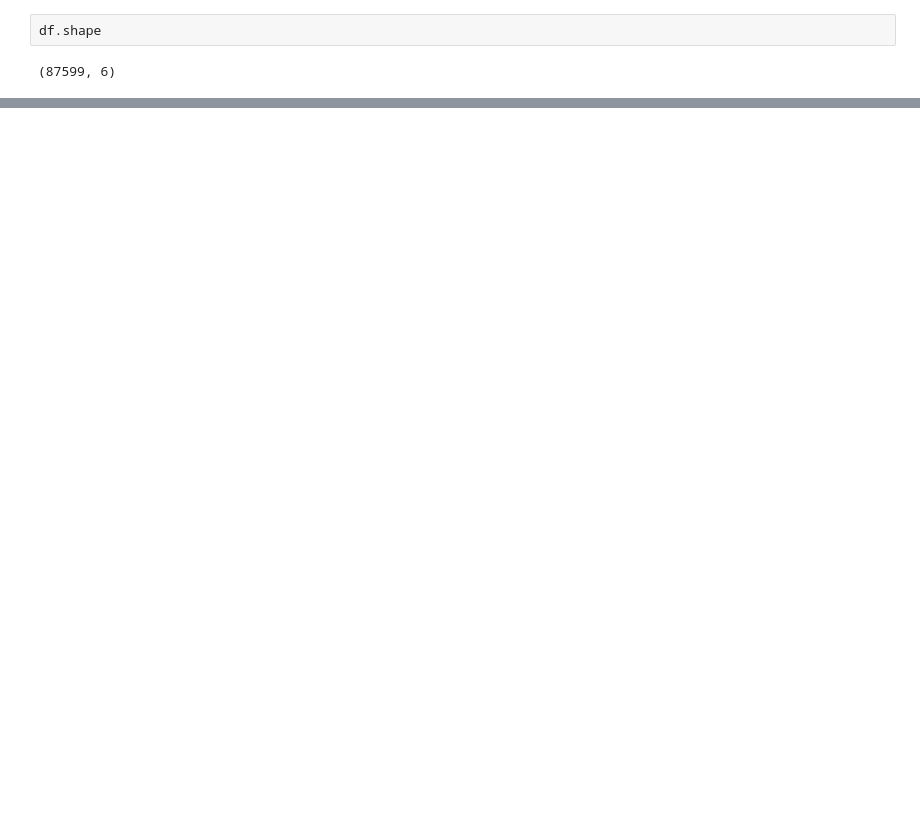
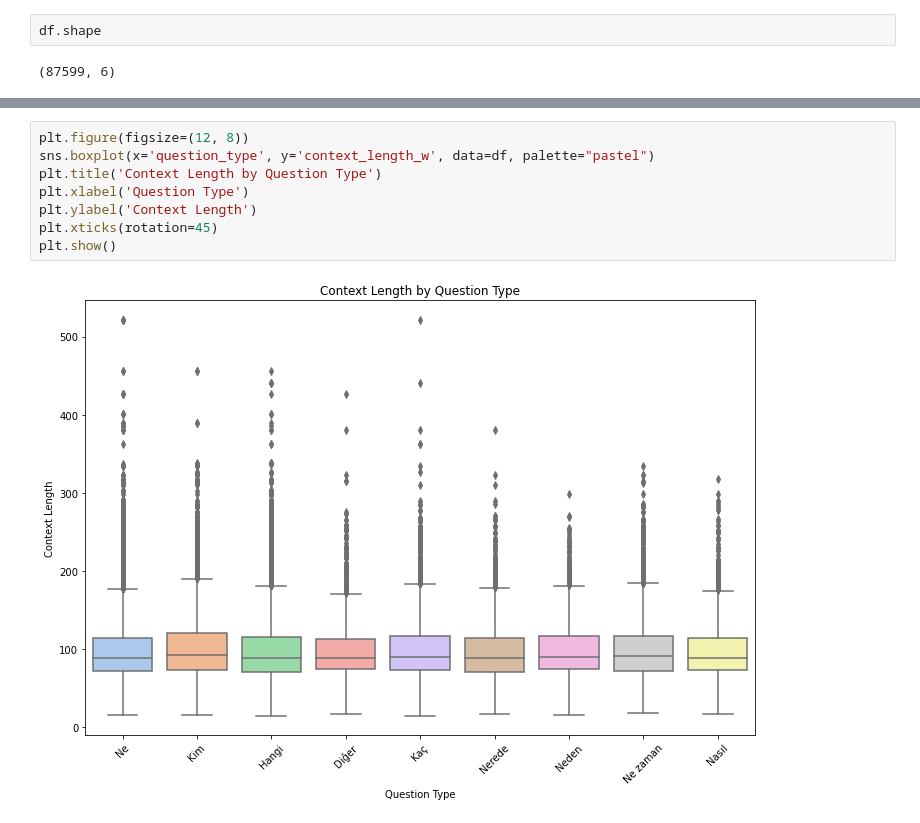
Before and after one commit to Tek-nr/Morphologically-Rich-Language-QA, a Jupyter notebook: QA-Turkish.ipynb, the cells around one changed output, grey strips where cells are left out. Cells and saved outputs as stored; diff of their text form; blank space fills up the shorter version.

```diff
--- a/QA-Turkish.ipynb
+++ b/QA-Turkish.ipynb
@@ -91,0 +425,10 @@ memory usage: 4.7+ MB
+# %%
+plt.figure(figsize=(12, 8))
+sns.boxplot(x='question_type', y='context_length_w', data=df, palette="pastel")
+plt.title('Context Length by Question Type')
+plt.xlabel('Question Type')
+plt.ylabel('Context Length')
+plt.xticks(rotation=45)
+plt.show()
+# %% [output]
+[figure, added]
```
Also changed, not shown: parts of 48 cells of this notebook.
